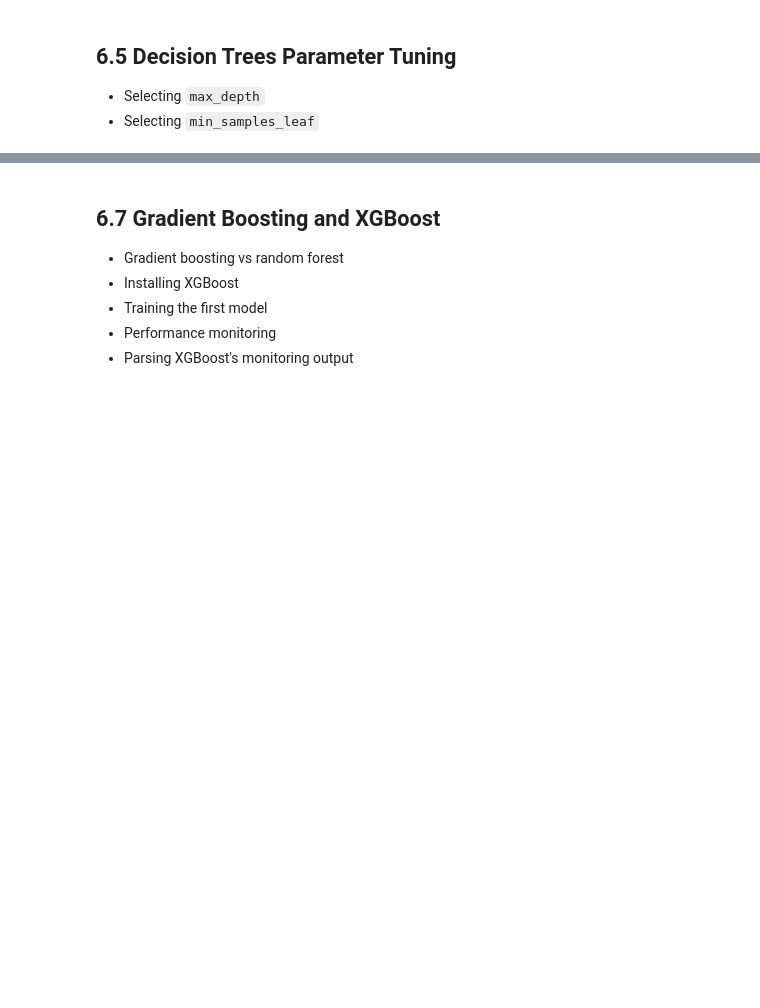
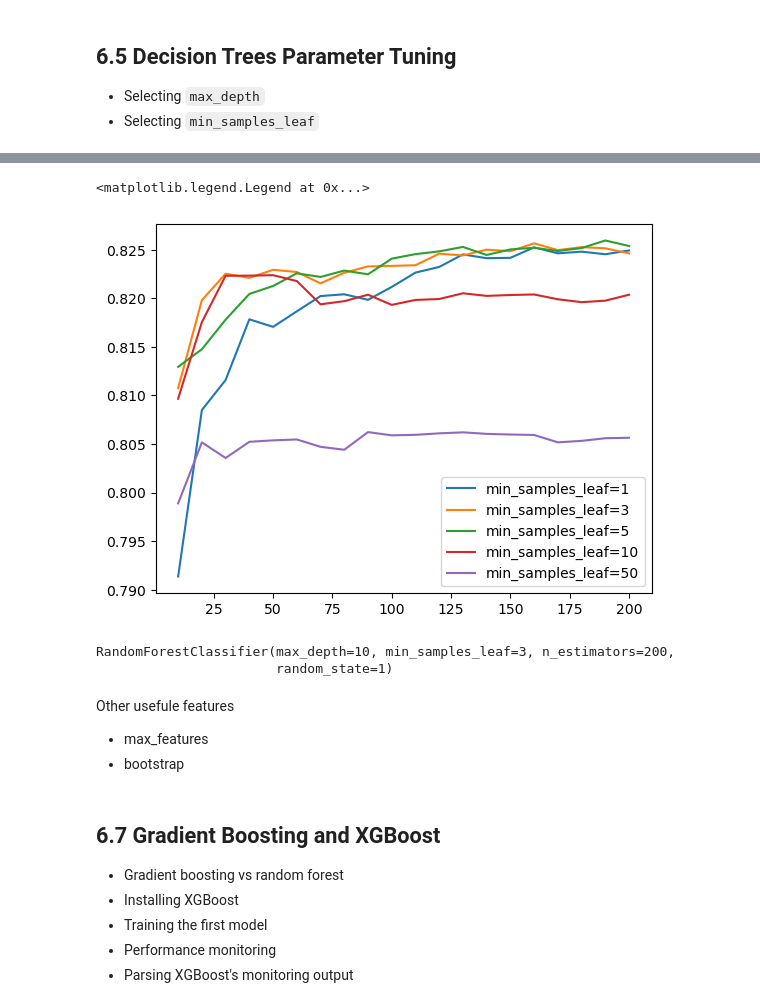
Before and after one commit to okellodaniel/ML_Scholar, a Jupyter notebook: 06-decision-trees/notebook.ipynb, the cells around one changed output, grey strips where cells are left out. Cells and saved outputs as stored; diff of their text form; code cells hidden in the pictures; blank space fills up the shorter version.

```diff
--- a/06-decision-trees/notebook.ipynb
+++ b/06-decision-trees/notebook.ipynb
@@ -410,0 +750,31 @@ print(tree_text)
+# %%
+max_depth=10
+# %%
+#How about we tune min-sample_leafs
+
+sample_leaf = [1,3,5,10,50]
+rf_scores_list = []
+
+for s in sample_leaf:
+    for n in range(10,201,10):
+        rf = RandomForestClassifier(n_estimators=n,
+                                    max_depth=max_depth,
+                                    min_samples_leaf=s,
+                                    random_state=1)
+        rf.fit(X_train,y_train)
+        y_pred = rf.predict_proba(X_val)[:,1]
+        auc = roc_auc_score(y_val,y_pred)
+        rf_scores_list.append((n,s,auc))
+# %%
+df_rf_scores = pd.DataFrame(rf_scores_list, columns=['estimators','min_samples_leaf','auc'])
+# %%
+for s in sample_leaf:
+    df_sub = df_rf_scores[df_rf_scores.min_samples_leaf == s]
+    plt.plot(df_sub.estimators,
+             df_sub.auc,
+             label = 'min_samples_leaf=%d' % s
+            )
+plt.legend()
+# %% [output]
+<matplotlib.legend.Legend at 0x...>
+[figure, added]
@@ -411,3 +783,13 @@ print(tree_text)
+# %%
+rf = RandomForestClassifier(n_estimators=n,max_depth=max_depth,min_samples_leaf=min_sample_leaf,random_state=1)
+rf.fit(X_train,y_train)
+# %% [output]
+RandomForestClassifier(max_depth=10, min_samples_leaf=3, n_estimators=200,
+                       random_state=1)
+# %% [markdown]
+Other usefule features
+- max_features
+- bootstrap
 # %% [markdown]
 ## 6.7 Gradient Boosting and XGBoost
 - Gradient boosting vs random forest
```
Also changed, not shown: parts of 38 cells of this notebook, 2 other files.
